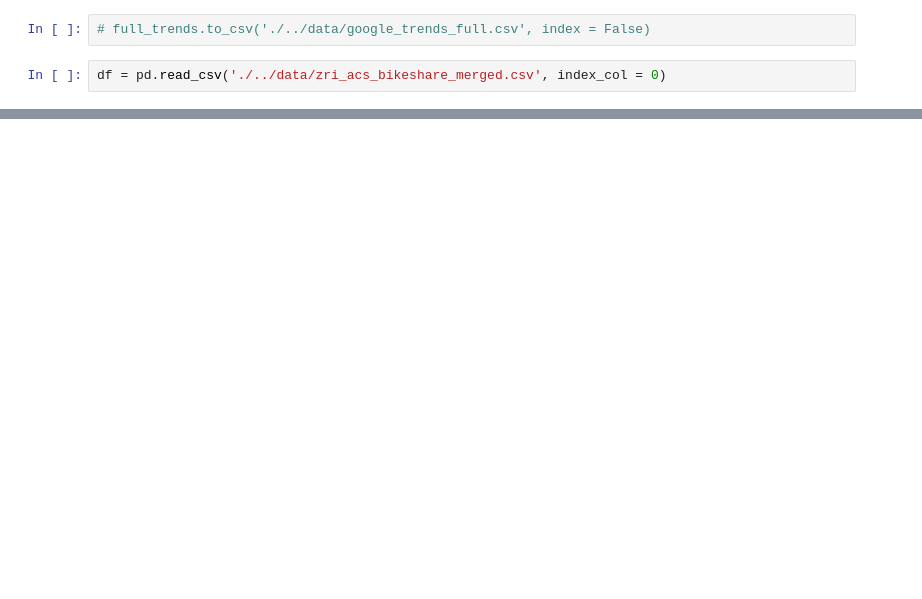
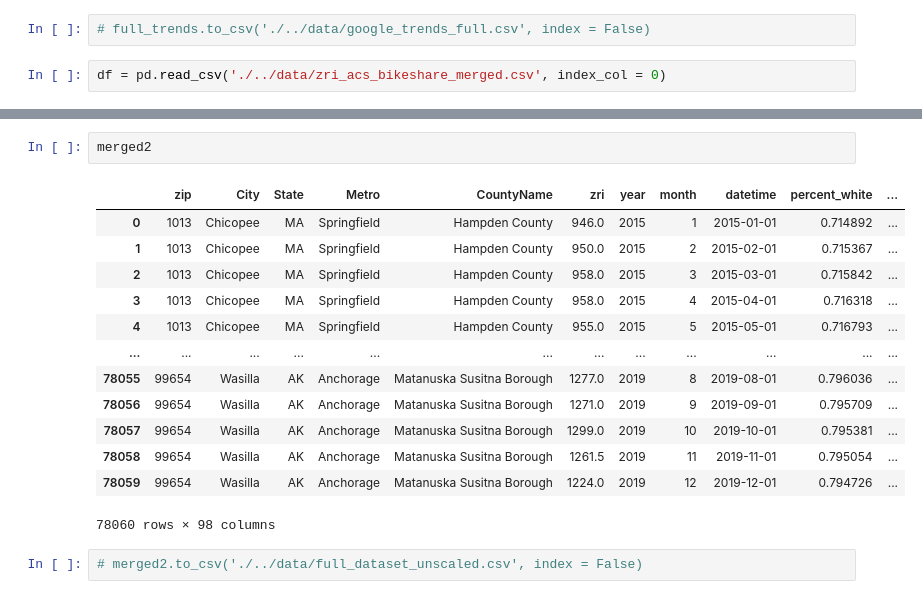
Before and after one commit to Kneck12/zillow-price-index-pred, a Jupyter notebook: Matt/merging_gtrends.ipynb, the cells around one changed output, grey strips where cells are left out. Cells and saved outputs as stored; diff of their text form; blank space fills up the shorter version.

Commit message:
full dataset

```diff
--- a/Matt/merging_gtrends.ipynb
+++ b/Matt/merging_gtrends.ipynb
@@ -130,0 +164,18 @@ pd.merge(df, full_trends, how = 'left', on = ['Metro', 'datetime'])
+# %%
+merged2
+# %% [output]
+|  | zip | City | State | Metro | CountyName | zri | year | month | datetime | percent_white | ... |
+| 0 | 1013 | Chicopee | MA | Springfield | Hampden County | 946.0 | 2015 | 1 | 2015-01-01 | 0.714892 | ... |
+| 1 | 1013 | Chicopee | MA | Springfield | Hampden County | 950.0 | 2015 | 2 | 2015-02-01 | 0.715367 | ... |
+| 2 | 1013 | Chicopee | MA | Springfield | Hampden County | 958.0 | 2015 | 3 | 2015-03-01 | 0.715842 | ... |
+| 3 | 1013 | Chicopee | MA | Springfield | Hampden County | 958.0 | 2015 | 4 | 2015-04-01 | 0.716318 | ... |
+| 4 | 1013 | Chicopee | MA | Springfield | Hampden County | 955.0 | 2015 | 5 | 2015-05-01 | 0.716793 | ... |
+| ... | ... | ... | ... | ... | ... | ... | ... | ... | ... | ... | ... |
+| 78055 | 99654 | Wasilla | AK | Anchorage | Matanuska Susitna Borough | 1277.0 | 2019 | 8 | 2019-08-01 | 0.796036 | ... |
+| 78056 | 99654 | Wasilla | AK | Anchorage | Matanuska Susitna Borough | 1271.0 | 2019 | 9 | 2019-09-01 | 0.795709 | ... |
+| 78057 | 99654 | Wasilla | AK | Anchorage | Matanuska Susitna Borough | 1299.0 | 2019 | 10 | 2019-10-01 | 0.795381 | ... |
+| 78058 | 99654 | Wasilla | AK | Anchorage | Matanuska Susitna Borough | 1261.5 | 2019 | 11 | 2019-11-01 | 0.795054 | ... |
+| 78059 | 99654 | Wasilla | AK | Anchorage | Matanuska Susitna Borough | 1224.0 | 2019 | 12 | 2019-12-01 | 0.794726 | ... |
+78060 rows × 98 columns
+# %%
+# merged2.to_csv('./../data/full_dataset_unscaled.csv', index = False)
```
Also changed, not shown: parts of 27 cells of this notebook, 3 other files.
